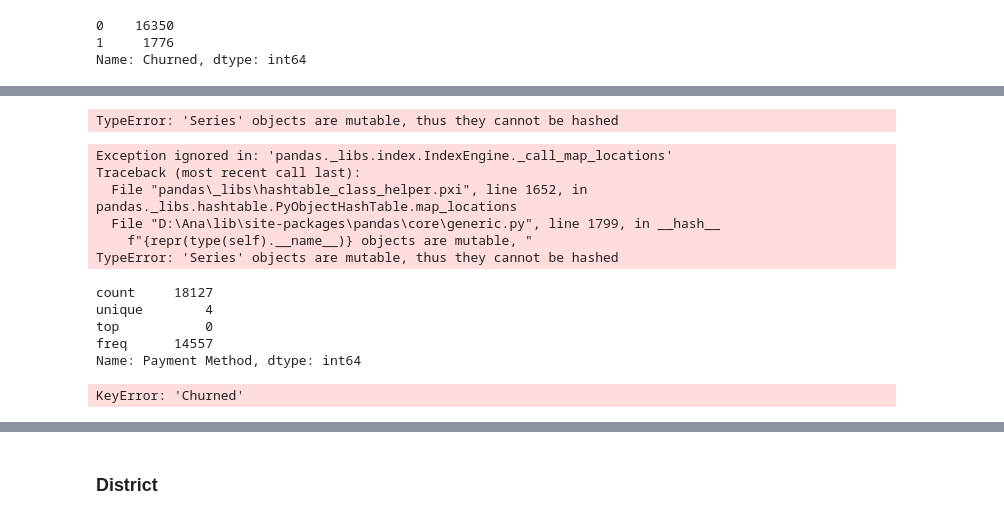
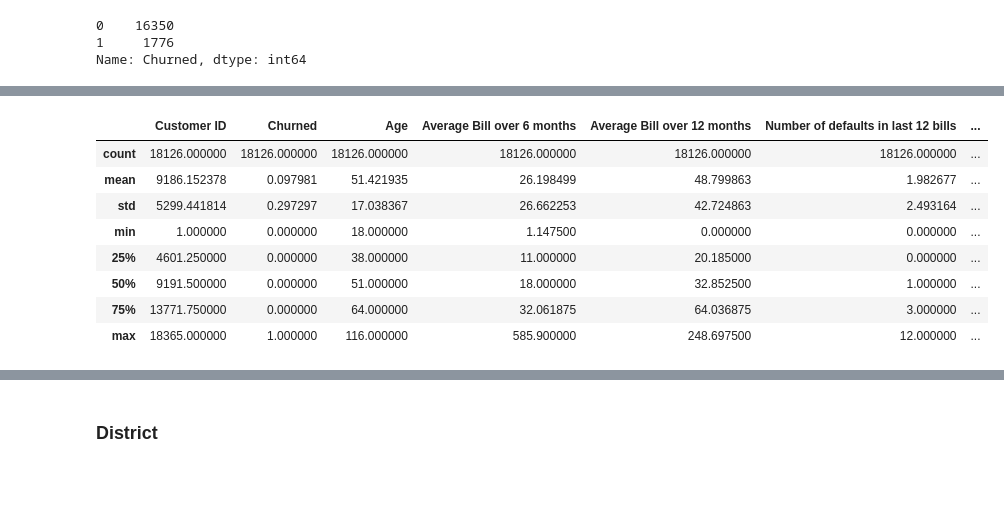
Before and after one commit to Vipul-Dass/Churn-Data, a Jupyter notebook: Data Cleaning Only.ipynb, the cells around one changed output, grey strips where cells are left out. Cells and saved outputs as stored; diff of their text form; code cells hidden in the pictures; blank space fills up the shorter version.

```diff
--- a/Data Cleaning Only.ipynb
+++ b/Data Cleaning Only.ipynb
@@ -288,18 +296,15 @@ pd.crosstab(data['Payment Method'],data['Age'])
 3 rows × 87 columns
 # %%
-data2.describe()
+data1.describe()
 # %% [output]
-TypeError: 'Series' objects are mutable, thus they cannot be hashed
-Exception ignored in: 'pandas._libs.index.IndexEngine._call_map_locations'
-Traceback (most recent call last):
-  File "pandas\_libs\hashtable_class_helper.pxi", line 1652, in pandas._libs.hashtable.PyObjectHashTable.map_locations
-  File "D:\Ana\lib\site-packages\pandas\core\generic.py", line 1799, in __hash__
-    f"{repr(type(self).__name__)} objects are mutable, "
-TypeError: 'Series' objects are mutable, thus they cannot be hashed
-count     18127
-unique        4
-top           0
-freq      14557
-Name: Payment Method, dtype: int64
+|  | Customer ID | Churned | Age | Average Bill over 6 months | Average Bill over 12 months | Number of defaults in last 12 bills | ... |
+| count | 18126.000000 | 18126.000000 | 18126.000000 | 18126.000000 | 18126.000000 | 18126.000000 | ... |
+| mean | 9186.152378 | 0.097981 | 51.421935 | 26.198499 | 48.799863 | 1.982677 | ... |
+| std | 5299.441814 | 0.297297 | 17.038367 | 26.662253 | 42.724863 | 2.493164 | ... |
+| min | 1.000000 | 0.000000 | 18.000000 | 1.147500 | 0.000000 | 0.000000 | ... |
+| 25% | 4601.250000 | 0.000000 | 38.000000 | 11.000000 | 20.185000 | 0.000000 | ... |
+| 50% | 9191.500000 | 0.000000 | 51.000000 | 18.000000 | 32.852500 | 1.000000 | ... |
+| 75% | 13771.750000 | 0.000000 | 64.000000 | 32.061875 | 64.036875 | 3.000000 | ... |
+| max | 18365.000000 | 1.000000 | 116.000000 | 585.900000 | 248.697500 | 12.000000 | ... |
 # %%
 def bar_chart1(feature):
@@ -308,7 +313,3 @@ def bar_chart1(feature):
     df = pd.DataFrame([Yes,No])
     df.index = ['Yes','No']
     df.plot(kind='bar',stacked=True, figsize=(10,5))
-# %%
-bar_chart1('Payment Method')
-# %% [output]
-KeyError: 'Churned'
```
Also changed, not shown: parts of 5 cells of this notebook.
